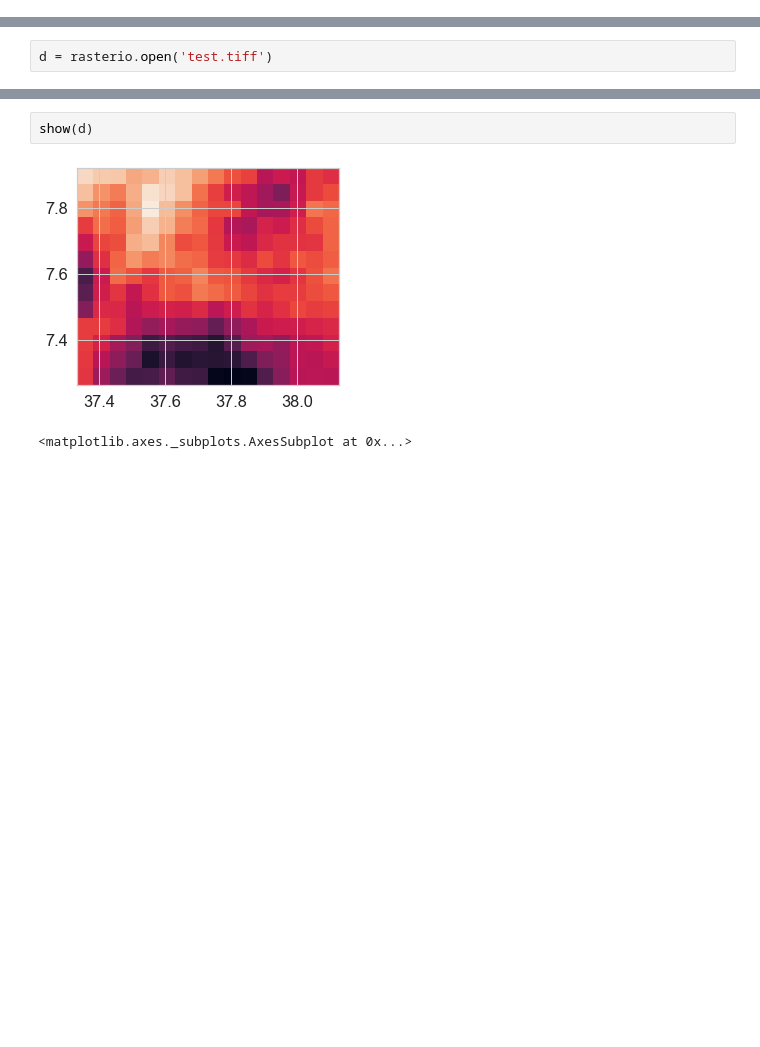
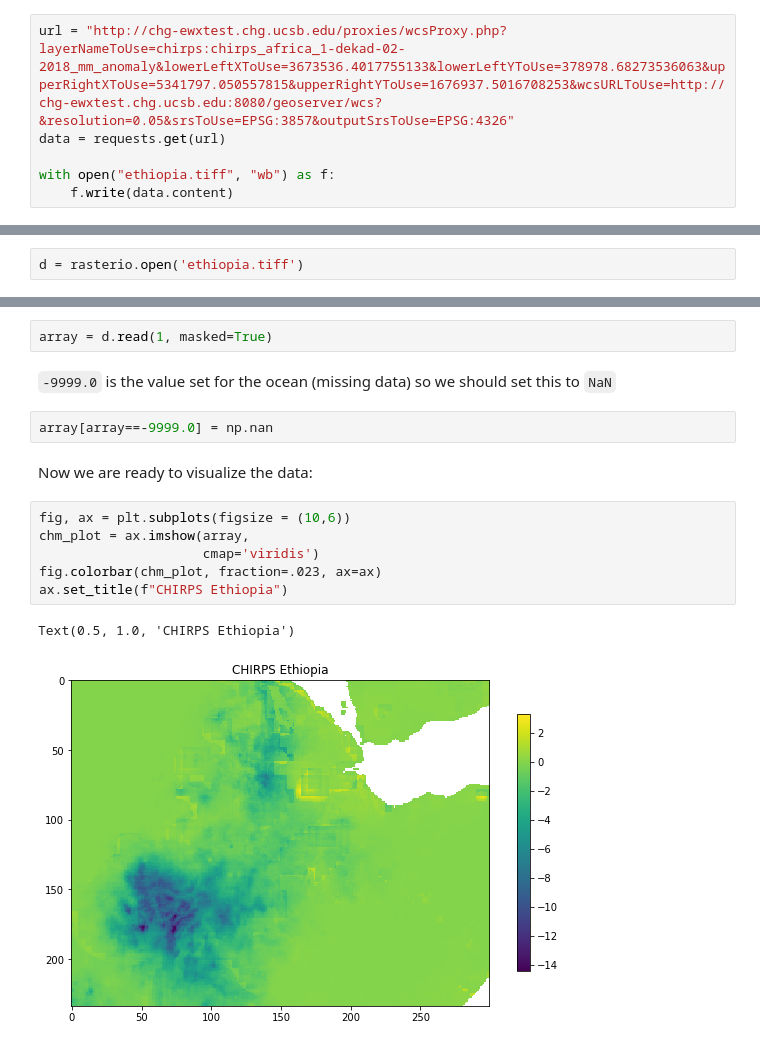
Before and after one commit to WorldModelers/ModelService, a Jupyter notebook: CHIRPS-Integration/CHIRPS-Viz.ipynb, the cells around one changed output, grey strips where cells are left out. Cells and saved outputs as stored; diff of their text form; blank space fills up the shorter version.

Commit message:
Updated CHIRPS notebook to show all Ethiopia

```diff
--- a/CHIRPS-Integration/CHIRPS-Viz.ipynb
+++ b/CHIRPS-Integration/CHIRPS-Viz.ipynb
@@ -3,0 +11,6 @@ from rasterio.plot import show
+# %%
+url = "http://chg-ewxtest.chg.ucsb.edu/proxies/wcsProxy.php?layerNameToUse=chirps:chirps_africa_1-dekad-02-2018_mm_anomaly&lowerLeftXToUse=3673536.4017755133&lowerLeftYToUse=378978.68273536063&upperRightXToUse=5341797.050557815&upperRightYToUse=1676937.5016708253&wcsURLToUse=http://chg-ewxtest.chg.ucsb.edu:8080/geoserver/wcs?&resolution=0.05&srsToUse=EPSG:3857&outputSrsToUse=EPSG:4326"
+data = requests.get(url)
+
+with open("ethiopia.tiff", "wb") as f:
+    f.write(data.content)
@@ -4,5 +19,5 @@ from rasterio.plot import show
 # %%
-d = rasterio.open('test.tiff')
+d = rasterio.open('ethiopia.tiff')
 # %%
 print('width: ', d.width, ', height: ', d.height)
 # %% [output]
@@ -19,5 +34,17 @@ print(d.meta)
-# %%
-show(d)
-# %% [output]
-[figure, removed]
-<matplotlib.axes._subplots.AxesSubplot at 0x...>
+# %%
+array = d.read(1, masked=True)
+# %% [markdown]
+`-9999.0` is the value set for the ocean (missing data) so we should set this to `NaN`
+# %%
+array[array==-9999.0] = np.nan
+# %% [markdown]
+Now we are ready to visualize the data:
+# %%
+fig, ax = plt.subplots(figsize = (10,6))
+chm_plot = ax.imshow(array,
+                     cmap='viridis')
+fig.colorbar(chm_plot, fraction=.023, ax=ax)
+ax.set_title(f"CHIRPS Ethiopia")
+# %% [output]
+Text(0.5, 1.0, 'CHIRPS Ethiopia')
+[figure, added]
```
Also changed, not shown: parts of 7 cells of this notebook.
